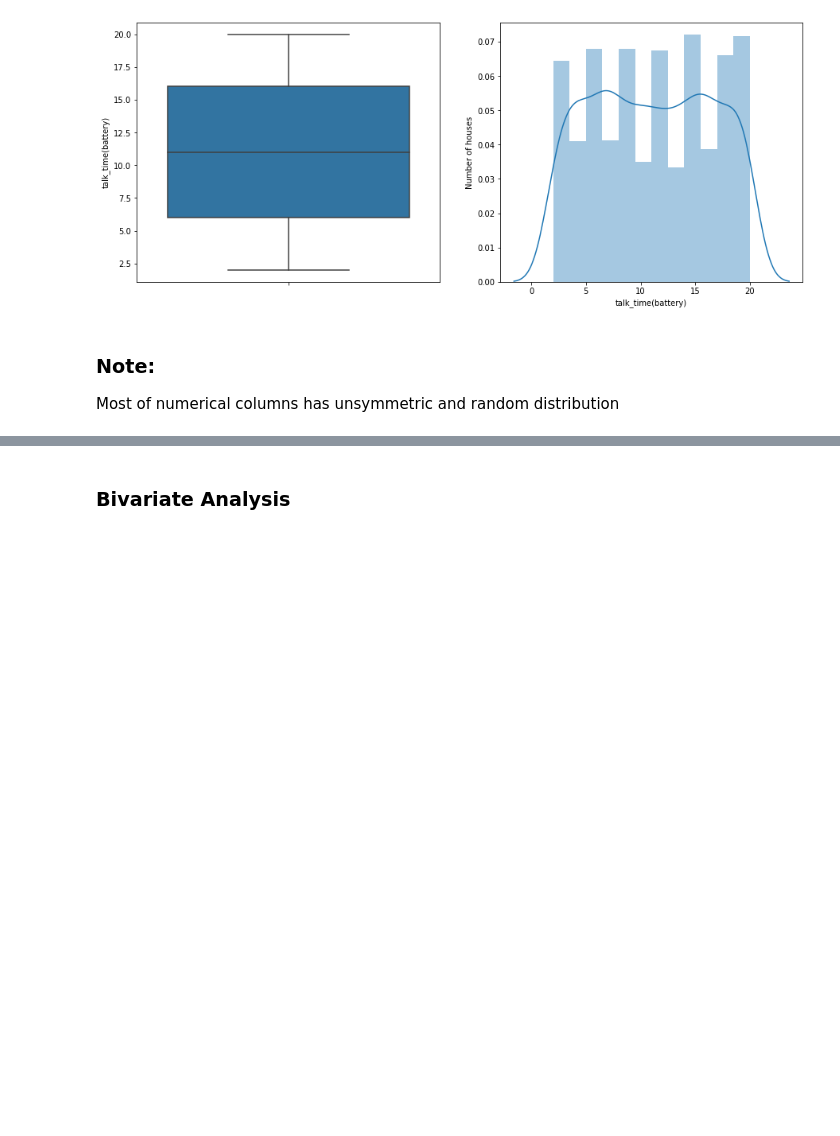
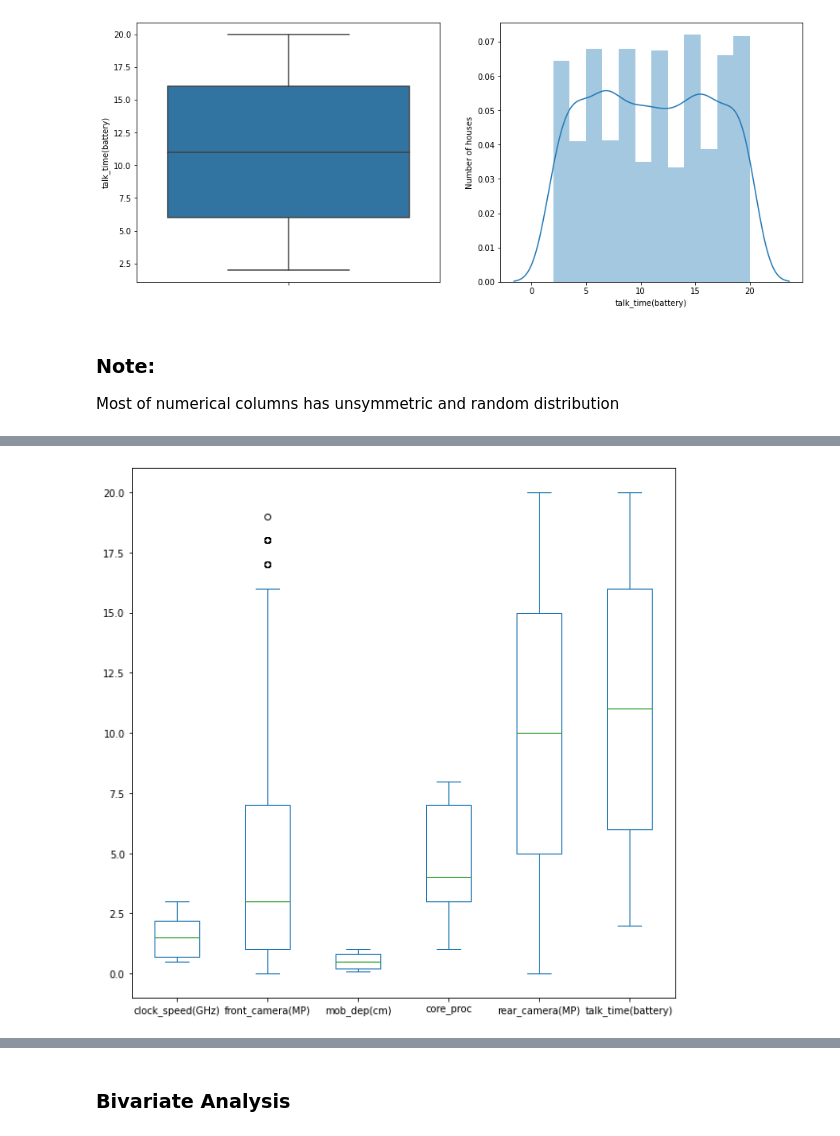
Before and after one commit to khalid-data-aspirant42/Mobile-Price-Prediction, a Jupyter notebook: Mobile_price_range_prediction.ipynb, the cells around one changed output, grey strips where cells are left out. Saved outputs shown, nothing was run; the diff lists cells and outputs as text; code cells hidden in the pictures; blank space fills up the shorter version.

```diff
--- a/Mobile_price_range_prediction.ipynb
+++ b/Mobile_price_range_prediction.ipynb
@@ -305,0 +332,6 @@ Most of numerical columns has unsymmetric and random distribution
+# %%
+numerical_columns3 = ['clock_speed(GHz)', 'front_camera(MP)', 'mob_dep(cm)', 'core_proc', 'rear_camera(MP)','talk_time(battery)']
+df[numerical_columns3].plot(kind='box',figsize=(10,10))
+plt.show()
+# %% [output]
+[figure, added]
```
Also changed, not shown: parts of 41 cells of this notebook.
